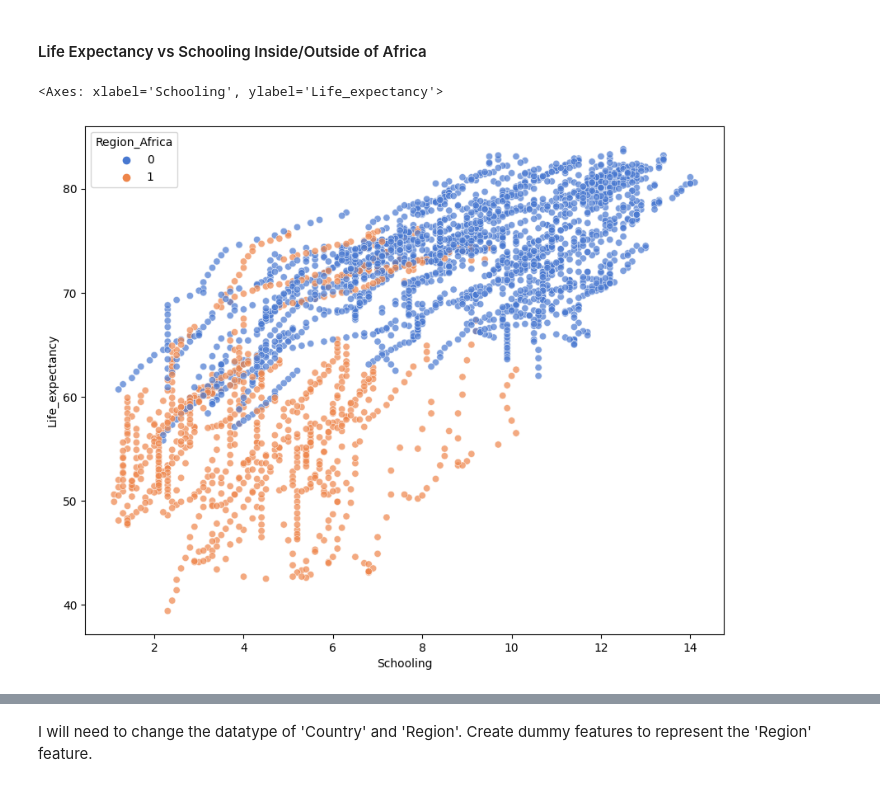
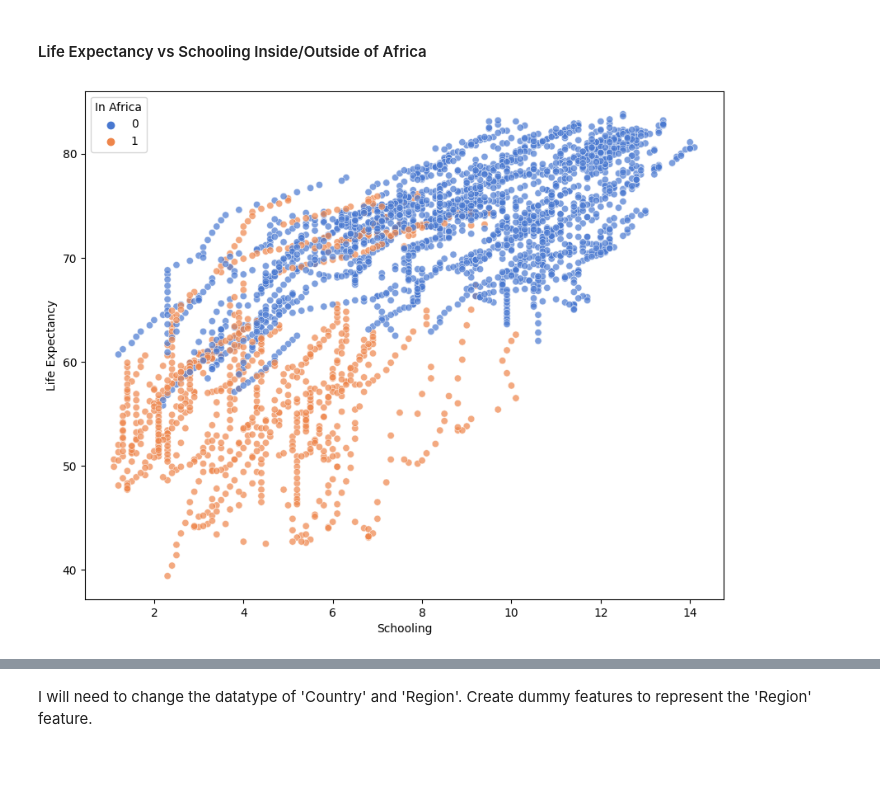
Before and after one commit to johnpospisil/who-life-expectancy-predictor, a Jupyter notebook: who-life-expectancy-prediction.ipynb, the cells around one changed output, grey strips where cells are left out. Cells and saved outputs as stored; diff of their text form; code cells hidden in the pictures.

Commit message:
Update Graph labels.

```diff
--- a/who-life-expectancy-prediction.ipynb
+++ b/who-life-expectancy-prediction.ipynb
@@ -279,9 +275,12 @@ Name: Life_expectancy, dtype: float64
 #### Life Expectancy vs Schooling Inside/Outside of Africa
 # %%
 plt.figure(figsize=(10, 8), dpi=100)
+plt.xlabel("Schooling")
+plt.ylabel("Life Expectancy")
 sns.scatterplot(x=df['Schooling'], y=df['Life_expectancy'], hue=df['Region_Africa'], palette='muted', alpha=0.7)
+plt.legend(title='In Africa')
+plt.show()
 # %% [output]
-<Axes: xlabel='Schooling', ylabel='Life_expectancy'>
-[figure, old version]
+[figure, new version]
 # %%
 plt.figure(figsize=(10, 8), dpi=100)
```
Also changed, not shown: parts of 10 cells of this notebook.
